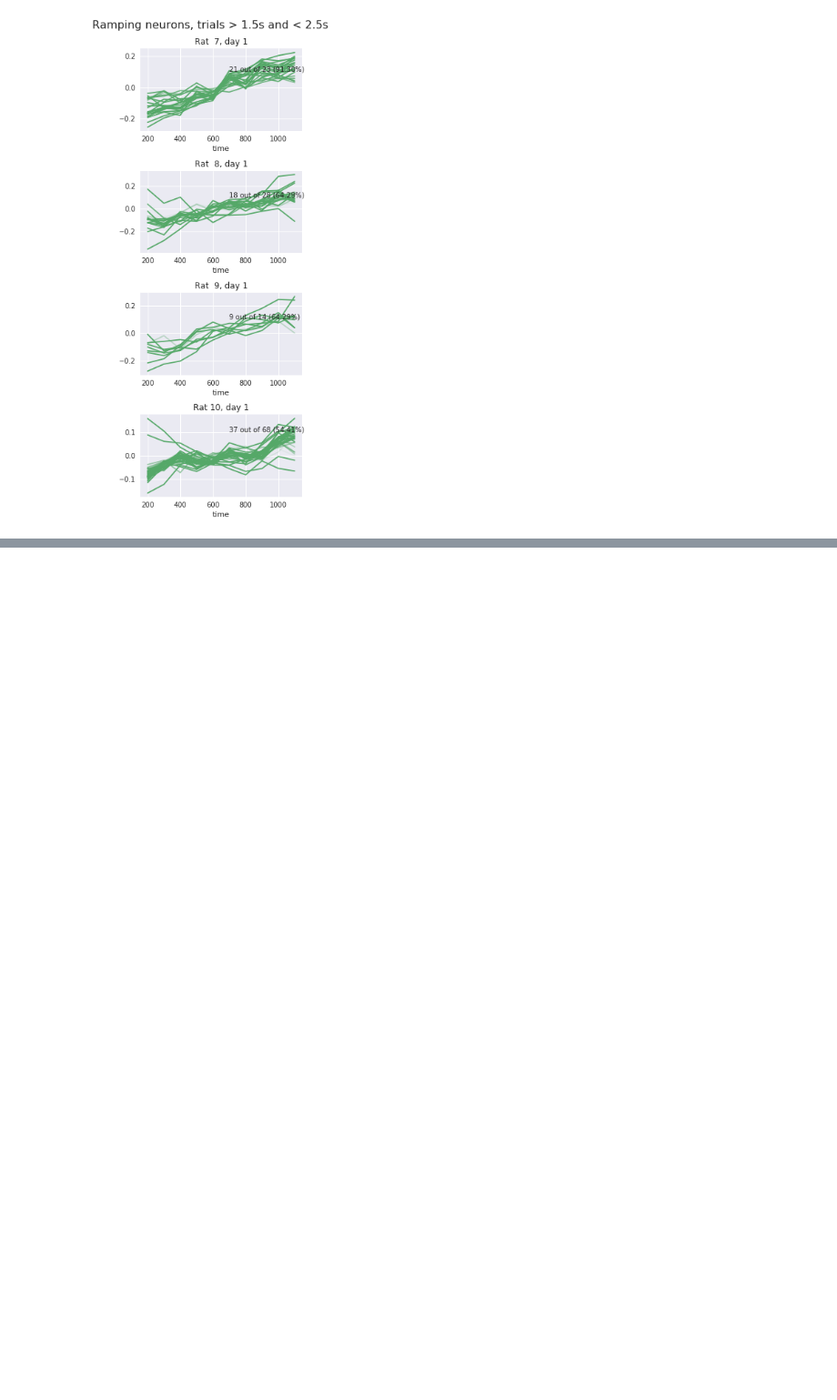
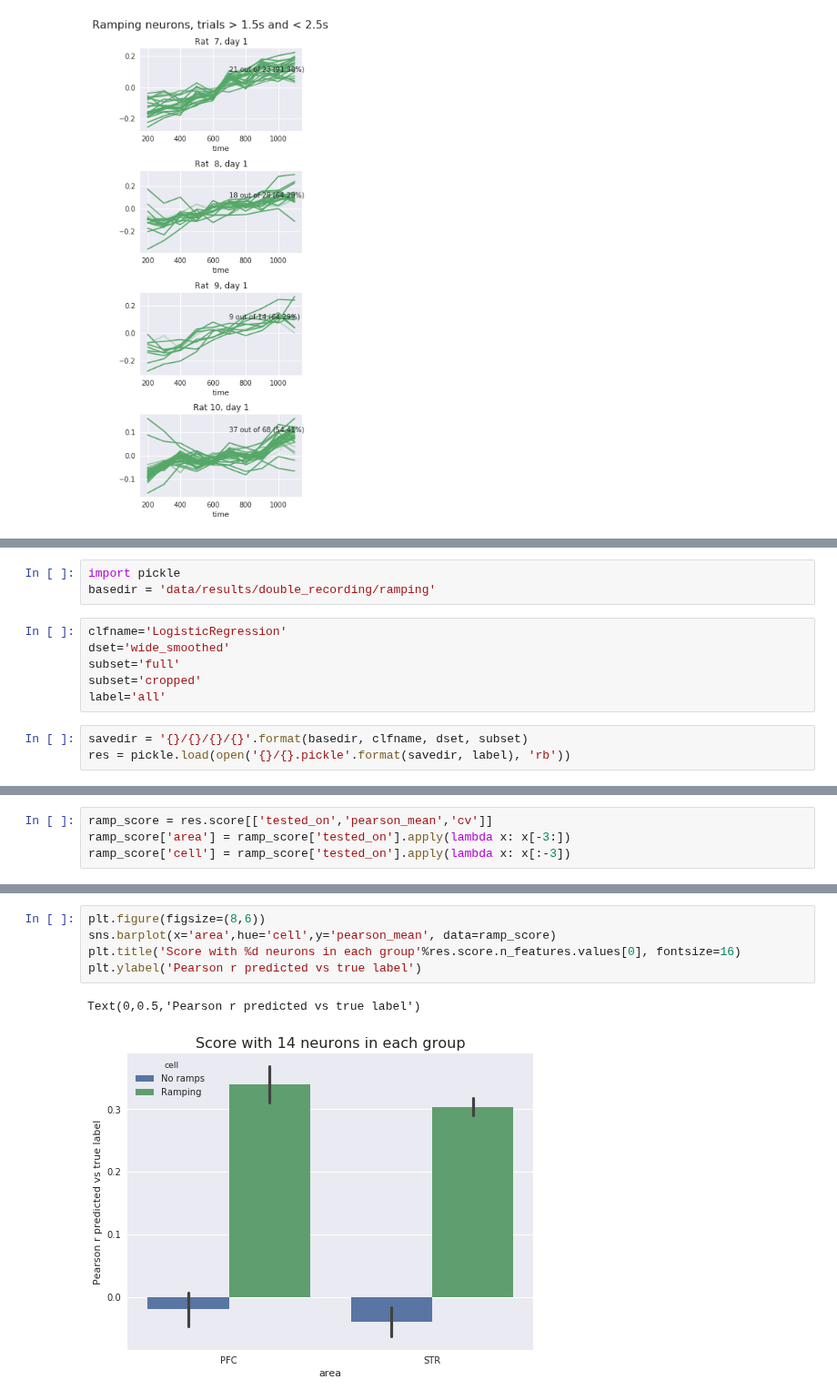
Before and after one commit to EstevaoUyra/spikelearn, a Jupyter notebook: notebooks/exploration/Ramping Neurons.ipynb, the cells around one changed output, grey strips where cells are left out. Shown at 91% size. Saved outputs shown, nothing was run; the diff lists cells and outputs as text; blank space fills up the shorter version.

```diff
--- a/notebooks/exploration/Ramping Neurons.ipynb
+++ b/notebooks/exploration/Ramping Neurons.ipynb
@@ -116,0 +164,12 @@ Text(0.5,1.02,'Ramping neurons, trials > 1.5s and < 2.5s')
+# %%
+import pickle
+basedir = 'data/results/double_recording/ramping'
+# %%
+clfname='LogisticRegression'
+dset='wide_smoothed'
+subset='full'
+subset='cropped'
+label='all'
+# %%
+savedir = '{}/{}/{}/{}'.format(basedir, clfname, dset, subset)
+res = pickle.load(open('{}/{}.pickle'.format(savedir, label), 'rb'))
@@ -116,0 +180,4 @@ Text(0.5,1.02,'Ramping neurons, trials > 1.5s and < 2.5s')
+# %%
+ramp_score = res.score[['tested_on','pearson_mean','cv']]
+ramp_score['area'] = ramp_score['tested_on'].apply(lambda x: x[-3:])
+ramp_score['cell'] = ramp_score['tested_on'].apply(lambda x: x[:-3])
@@ -116,0 +198,8 @@ Text(0.5,1.02,'Ramping neurons, trials > 1.5s and < 2.5s')
+# %%
+plt.figure(figsize=(8,6))
+sns.barplot(x='area',hue='cell',y='pearson_mean', data=ramp_score)
+plt.title('Score with %d neurons in each group'%res.score.n_features.values[0], fontsize=16)
+plt.ylabel('Pearson r predicted vs true label')
+# %% [output]
+Text(0,0.5,'Pearson r predicted vs true label')
+[figure, added]
```
Also changed, not shown: parts of 13 cells of this notebook, 7 other files.
